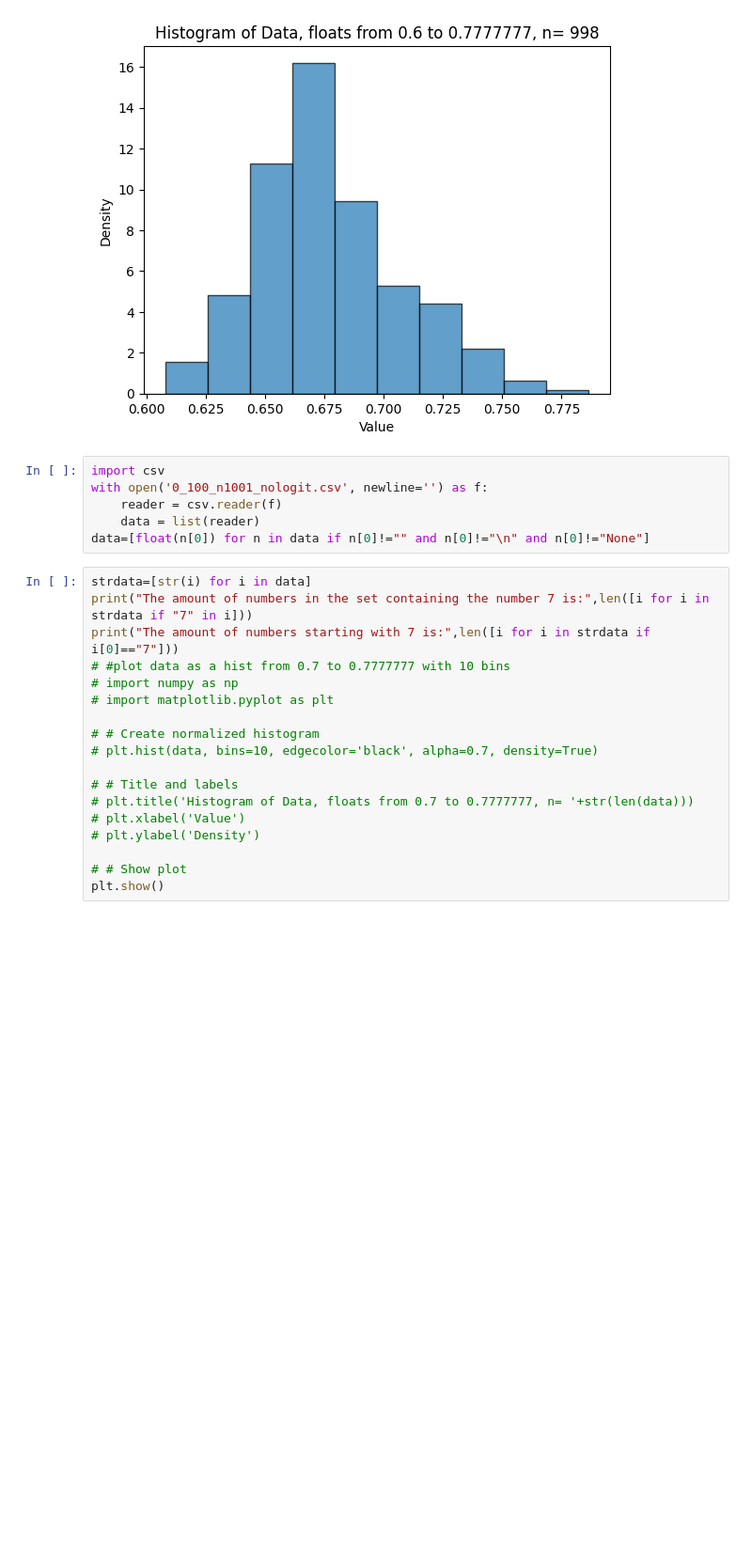
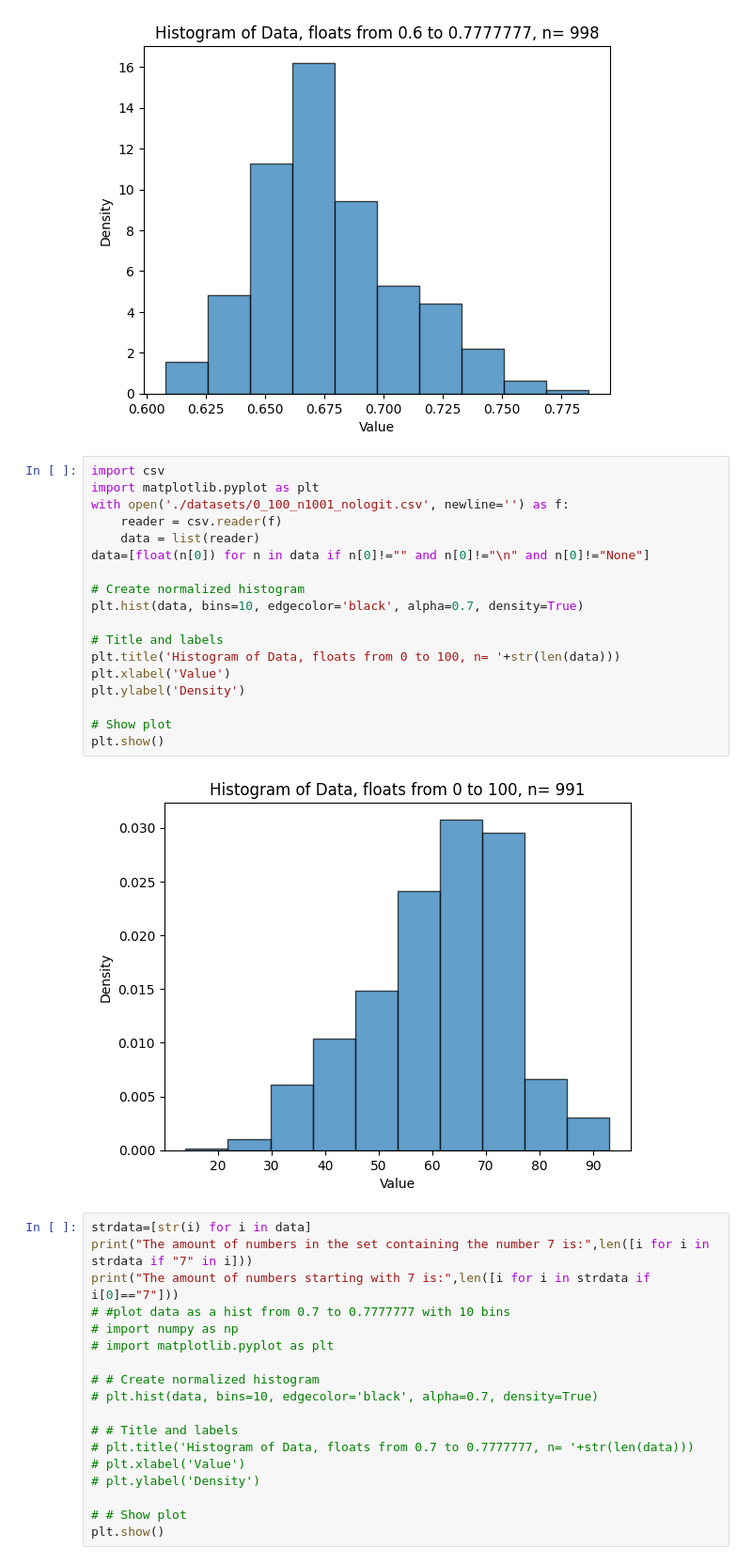
Before and after one commit to P-H-B-D/LLMNumericBias, a Jupyter notebook: plothist.ipynb, the cells around one changed output. Shown at 94% size. Saved outputs shown, nothing was run; the diff lists cells and outputs as text; blank space fills up the shorter version.

Commit message:
data sampling

```diff
--- a/plothist.ipynb
+++ b/plothist.ipynb
@@ -48,10 +48,24 @@ plt.show()
 [figure]
 # %%
 import csv
-with open('0_100_n1001_nologit.csv', newline='') as f:
+import matplotlib.pyplot as plt
+with open('./datasets/0_100_n1001_nologit.csv', newline='') as f:
     reader = csv.reader(f)
     data = list(reader)
 data=[float(n[0]) for n in data if n[0]!="" and n[0]!="\n" and n[0]!="None"]
+
+# Create normalized histogram
+plt.hist(data, bins=10, edgecolor='black', alpha=0.7, density=True)
+
+# Title and labels
+plt.title('Histogram of Data, floats from 0 to 100, n= '+str(len(data)))
+plt.xlabel('Value')
+plt.ylabel('Density')
+
+# Show plot
+plt.show()
+# %% [output]
+[figure, added]
 # %%
 strdata=[str(i) for i in data]
 print("The amount of numbers in the set containing the number 7 is:",len([i for i in strdata if "7" in i]))
```
Also changed, not shown: 2 other files.
